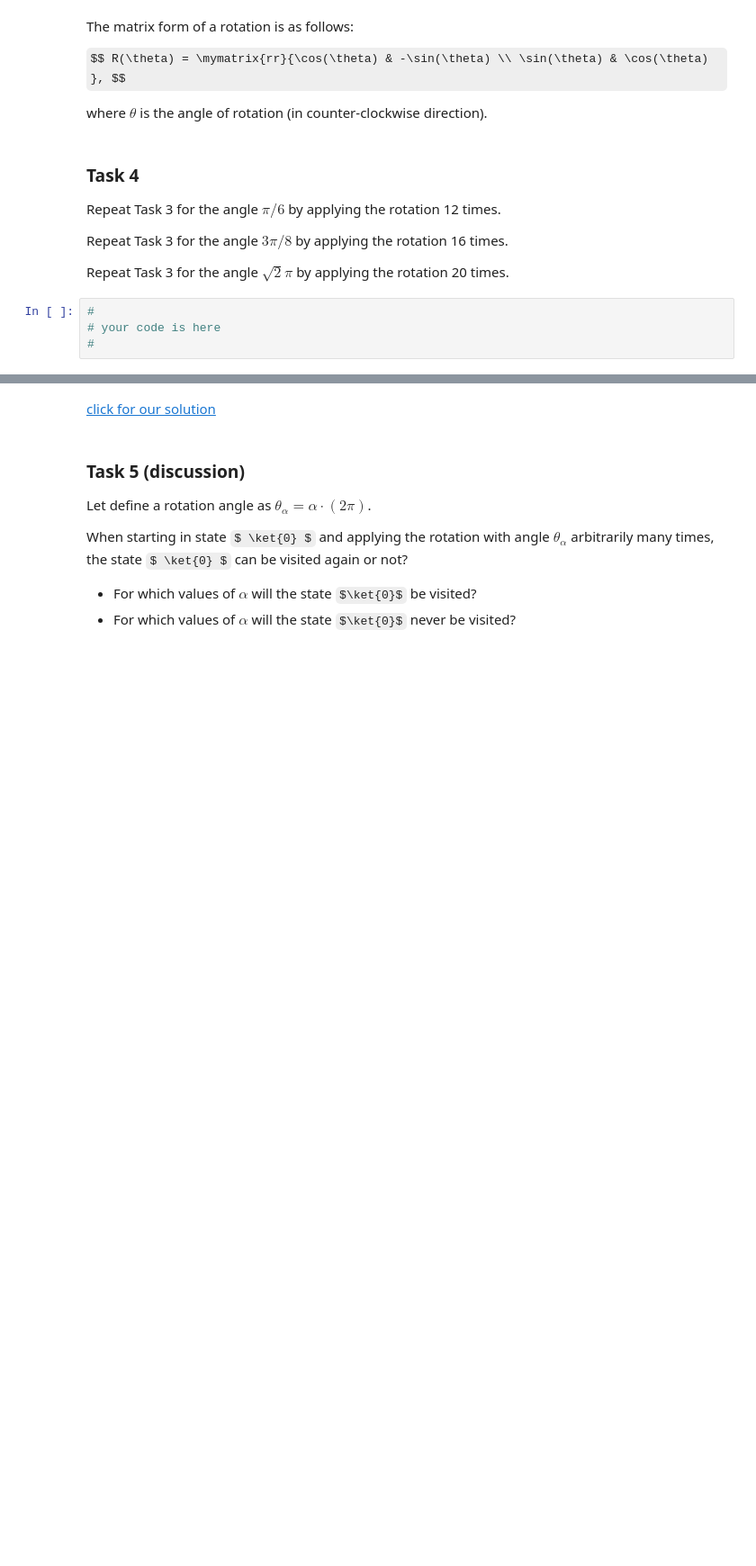
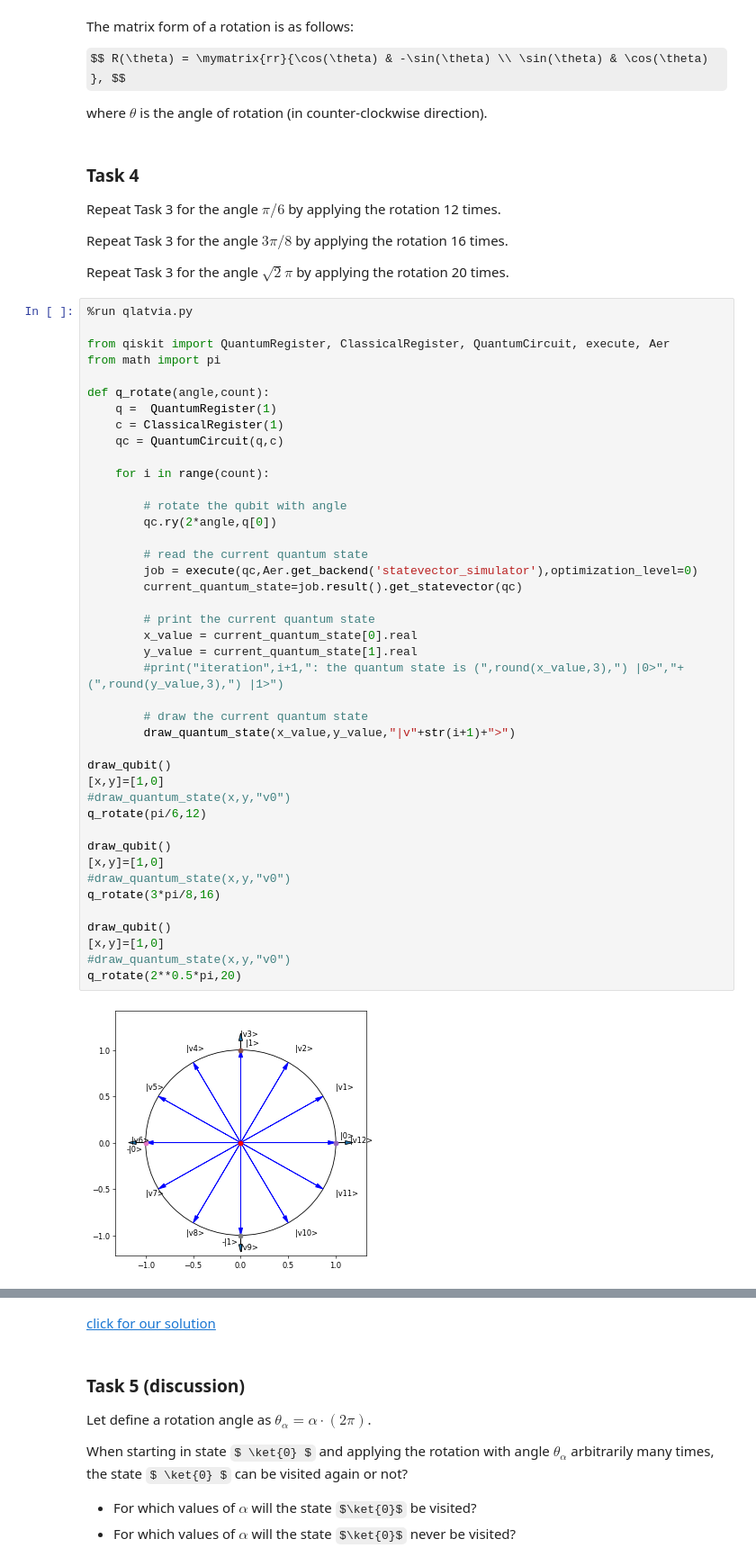
Before and after one commit to DoNatPanic/basics-of-quantum-computing-master, a Jupyter notebook: bronze/B42_Rotations.ipynb, the cells around one changed output, grey strips where cells are left out. Shown at 90% size. Drawn from its saved outputs; the diff is of its cells as text; some formulas as TeX source; blank space fills up the shorter version.

```diff
--- a/bronze/B42_Rotations.ipynb
+++ b/bronze/B42_Rotations.ipynb
@@ -178,7 +214,47 @@ Repeat Task 3 for the angle $ \pi/6 $ by applying the rotation 12 times.
 Repeat Task 3 for the angle $ 3\pi/8 $ by applying the rotation 16 times.
 
 Repeat Task 3 for the angle $ \sqrt{2}\pi $ by applying the rotation 20 times.
-# %%
-#
-# your code is here
-#
+# %%
+%run qlatvia.py
+
+from qiskit import QuantumRegister, ClassicalRegister, QuantumCircuit, execute, Aer
+from math import pi
+
+def q_rotate(angle,count):
+    q =  QuantumRegister(1)
+    c = ClassicalRegister(1)
+    qc = QuantumCircuit(q,c)
+
+    for i in range(count):
+
+        # rotate the qubit with angle
+        qc.ry(2*angle,q[0])
+
+        # read the current quantum state
+        job = execute(qc,Aer.get_backend('statevector_simulator'),optimization_level=0)
+        current_quantum_state=job.result().get_statevector(qc)
+
+        # print the current quantum state
+        x_value = current_quantum_state[0].real
+        y_value = current_quantum_state[1].real
+        #print("iteration",i+1,": the quantum state is (",round(x_value,3),") |0>","+(",round(y_value,3),") |1>")
+
+        # draw the current quantum state
+        draw_quantum_state(x_value,y_value,"|v"+str(i+1)+">")
+
+draw_qubit()
+[x,y]=[1,0]
+#draw_quantum_state(x,y,"v0")
+q_rotate(pi/6,12)
+
+draw_qubit()
+[x,y]=[1,0]
+#draw_quantum_state(x,y,"v0")
+q_rotate(3*pi/8,16)
+
+draw_qubit()
+[x,y]=[1,0]
+#draw_quantum_state(x,y,"v0")
+q_rotate(2**0.5*pi,20)
+# %% [output]
+[figure, added]
```
Also changed, not shown: parts of 8 cells of this notebook.
